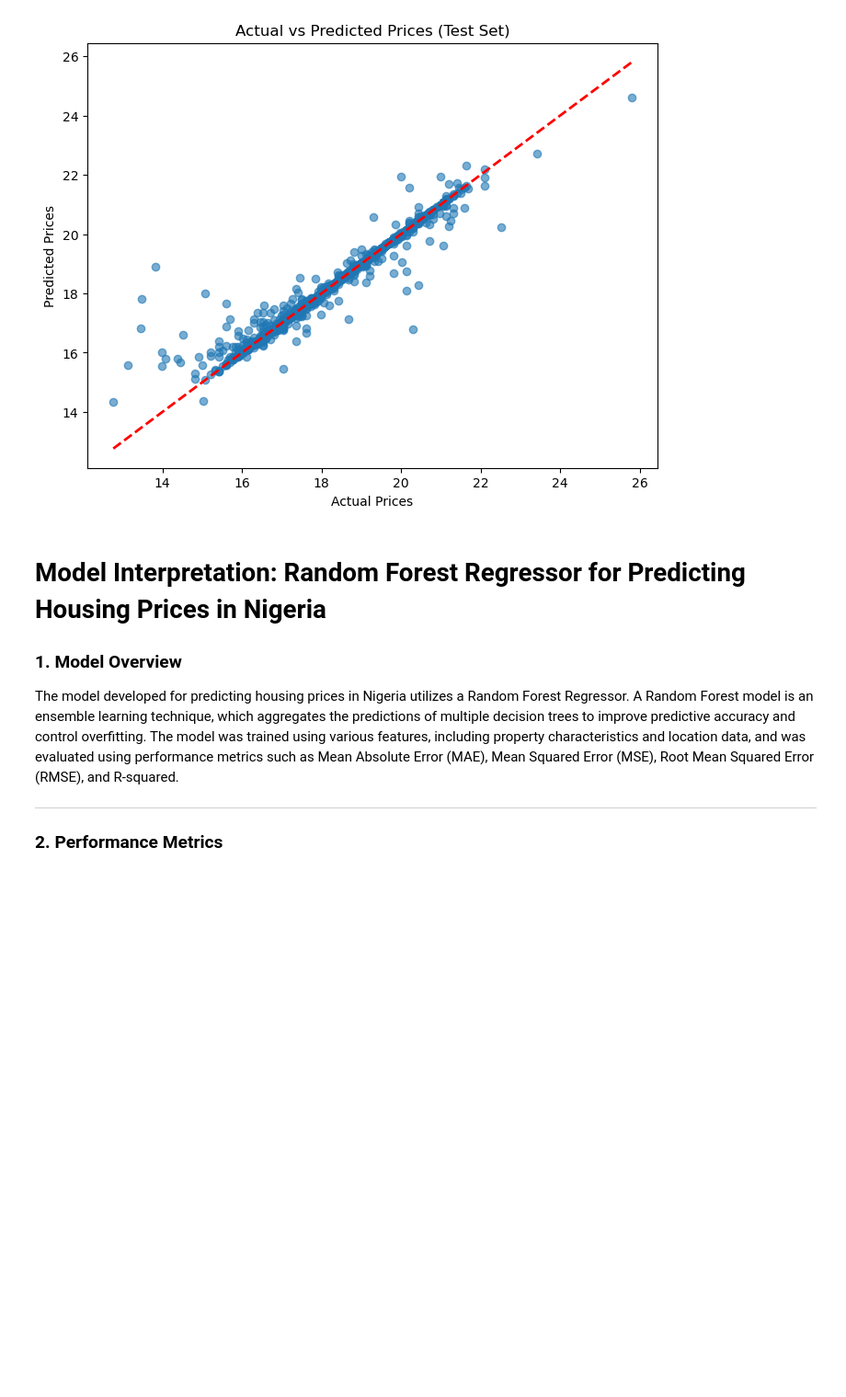
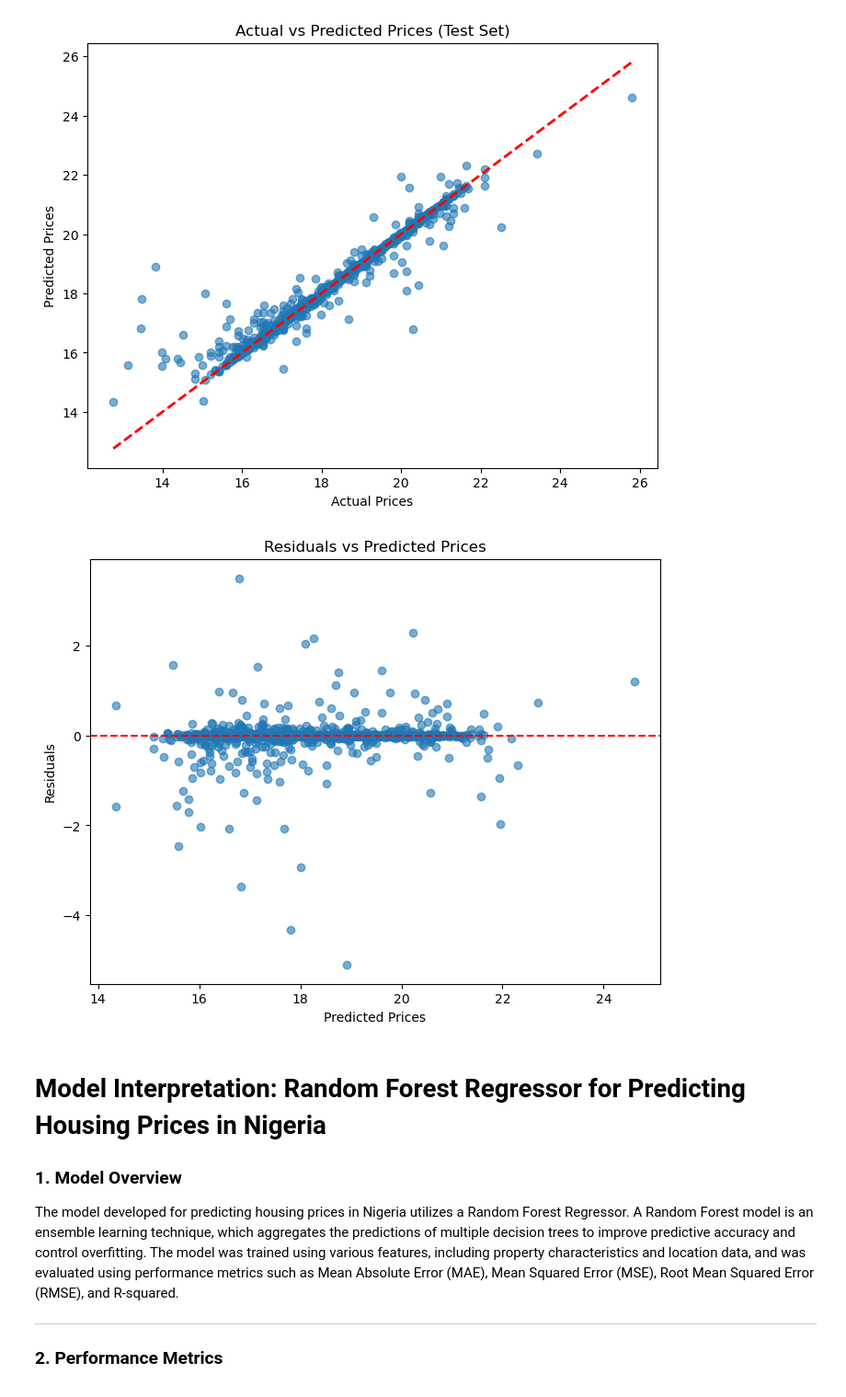
Before and after one commit to Johnnysnipes90/Nigeria-Housing-Price-Prediction, a Jupyter notebook: Notebook/notebook.ipynb, the cells around one changed output. Shown at 92% size. Cells and saved outputs as stored; diff of their text form; code cells hidden in the pictures; blank space fills up the shorter version.

```diff
--- a/Notebook/notebook.ipynb
+++ b/Notebook/notebook.ipynb
@@ -708,6 +708,24 @@ plt.show()
 # %% [output]
 Test Set Evaluation - MAE: 0.05203839438697594, MSE: 0.06525771145762378, RMSE: 0.25545588945574105, R-squared: 0.9550191070000924
 [figure]
+# %%
+# Calculate residuals (errors)
+residuals = y_test - y_pred_test
+
+# Plot residuals
+plt.figure(figsize=(8, 6))
+plt.scatter(y_pred_test, residuals, alpha=0.6)
+plt.axhline(y=0, color='r', linestyle='--')
+plt.xlabel('Predicted Prices')
+plt.ylabel('Residuals')
+plt.title('Residuals vs Predicted Prices')
+plt.show()
+
+# Check for patterns in residuals
+residuals_df = pd.DataFrame({'Actual': y_test, 'Predicted': y_pred_test, 'Residuals': residuals})
+# Explore residuals for different property types or regions
+# %% [output]
+[figure, added]
 # %% [markdown]
 # Model Interpretation: Random Forest Regressor for Predicting Housing Prices in Nigeria
 
```
Also changed, not shown: parts of 1 cell of this notebook, 3 other files.
